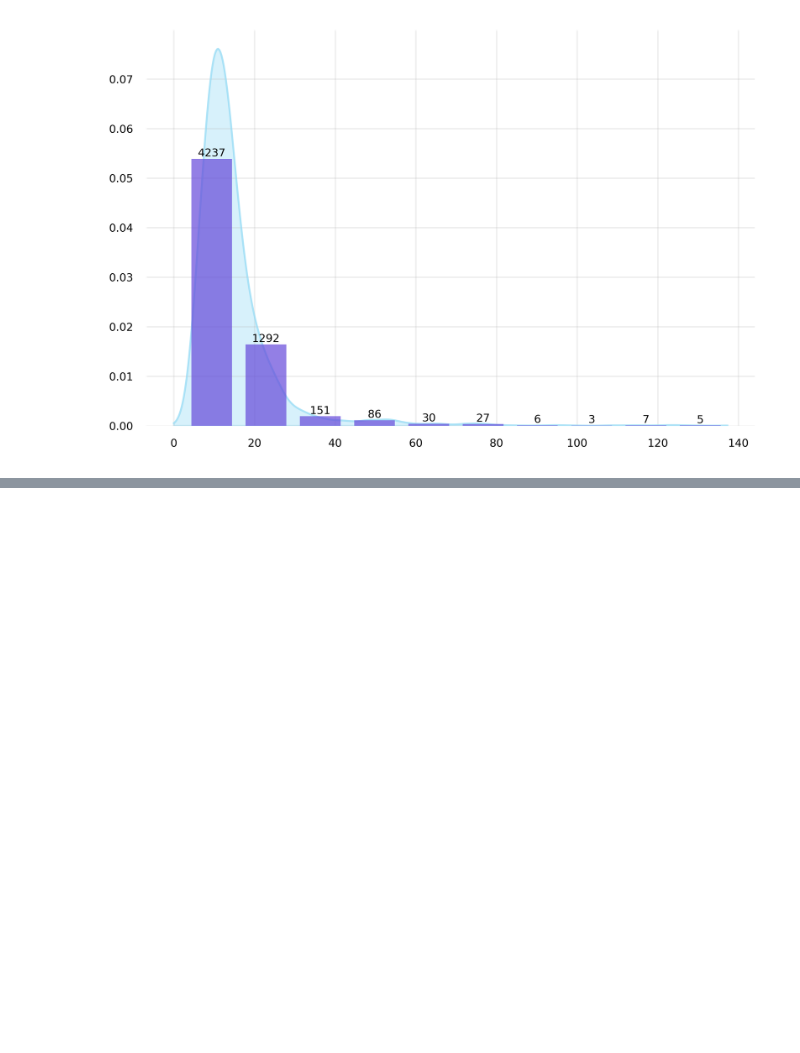
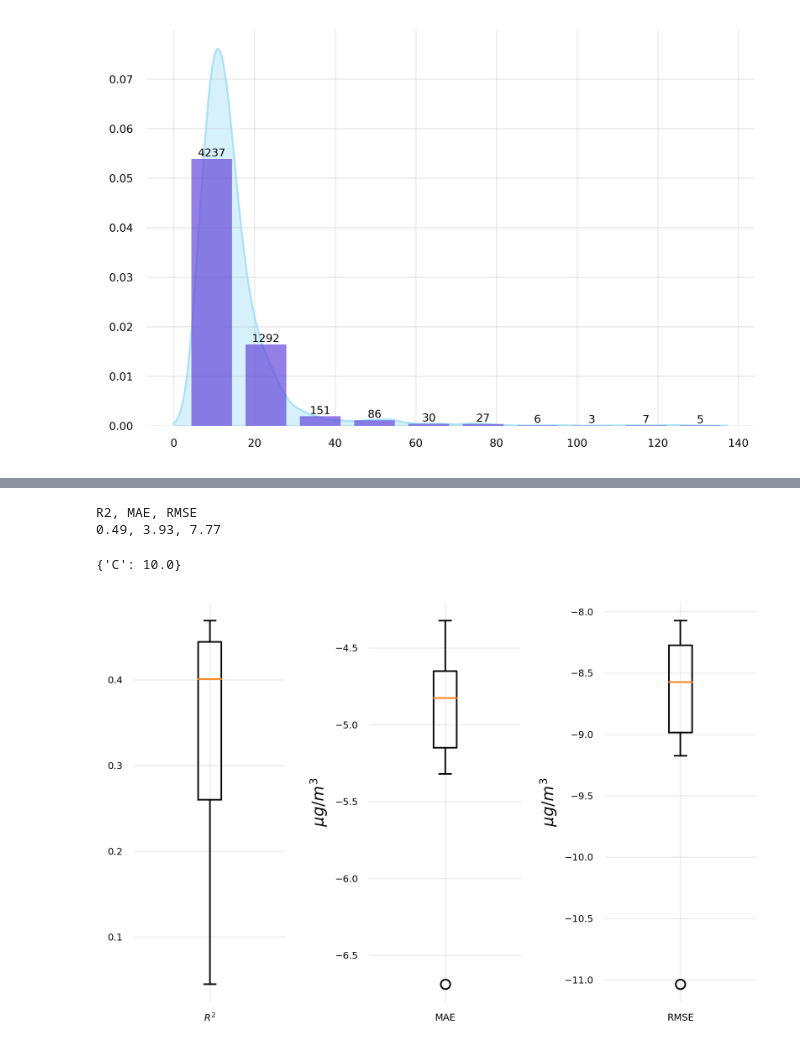
Before and after one commit to K20shores/HoustonPM2.5, a Jupyter notebook: Analysis.ipynb, the cells around one changed output, grey strips where cells are left out. Cells and saved outputs as stored; diff of their text form; code cells hidden in the pictures; blank space fills up the shorter version.

```diff
--- a/Analysis.ipynb
+++ b/Analysis.ipynb
@@ -244,0 +261,21 @@ print_scores(svr_scores)
+# %%
+from sklearn.svm import SVR
+
+params={'C': np.arange(.5, 10.5, .5)}
+
+svr_grid = GridSearchCV(SVR(), params, cv=10, scoring=scoring, refit='neg_root_mean_squared_error')
+
+svr_grid.fit(scaled_x, y)
+
+svr_scores = cross_validate(svr_grid.best_estimator_, scaled_x, y,
+                                cv=stratified_kfold(y, 10),
+                                scoring=scoring)
+
+print_scores(svr_scores)
+# %% [output]
+R2, MAE, RMSE
+0.49, 3.93, 7.77
+# %%
+svr_grid.best_params_
+# %% [output]
+{'C': 10.0}
@@ -245 +284,22 @@ print_scores(svr_scores)
+# %%
+fig, (ax1, ax2, ax3) = plt.subplots(1, 3, dpi=300)
+
+ax1.boxplot(reg_scores['test_r2'], labels=['$R^2$'])
+ax2.boxplot(reg_scores['test_neg_mean_absolute_error'], labels=['MAE'])
+ax3.boxplot(reg_scores['test_neg_root_mean_squared_error'], labels=['RMSE'])
+
+ax2.set_ylabel(r'$\mu g/m^3$')
+ax3.set_ylabel(r'$\mu g/m^3$')
+
+for ax in [ax1, ax2, ax3]:
+    ax.spines['top'].set_visible(False)
+    ax.spines['bottom'].set_visible(False)
+    ax.spines['left'].set_visible(False)
+    ax.spines['right'].set_visible(False)
+    ax.tick_params(axis='both', labelsize=6, width=0, which='both')
+    ax.grid(alpha=0.2)
+
+fig.tight_layout()
+# %% [output]
+[figure, added]
 # %%
```
Also changed, not shown: parts of 12 cells of this notebook, 1 other file.
